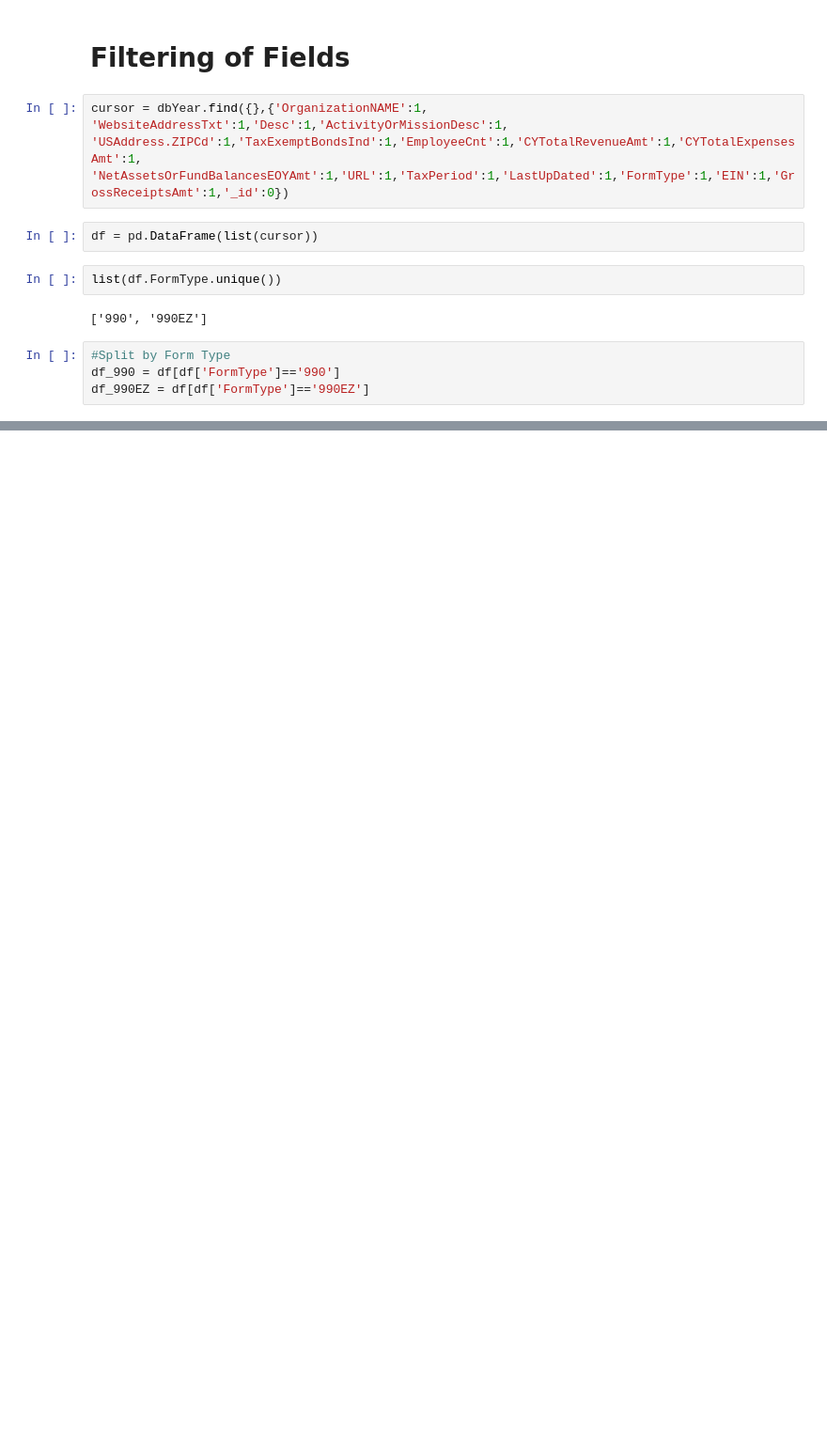
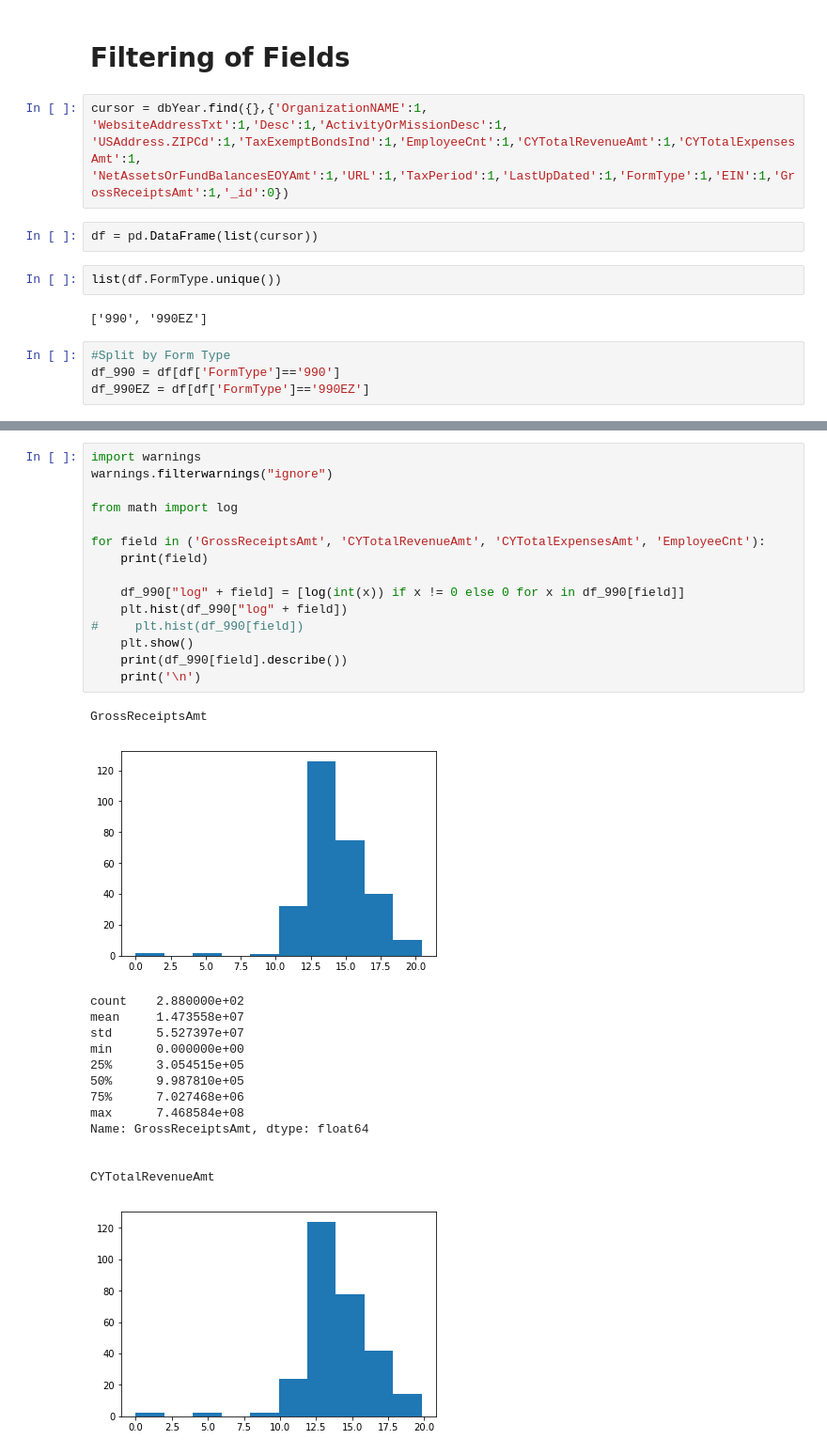
Before and after one commit to mas-dse-jcreyesc/capstone, a Jupyter notebook: DataExploration/MongoDB Filtering.ipynb, the cells around one changed output, grey strips where cells are left out. Shown at 94% size. Saved outputs shown, nothing was run; the diff lists cells and outputs as text; blank space fills up the shorter version.

```diff
--- a/DataExploration/MongoDB Filtering.ipynb
+++ b/DataExploration/MongoDB Filtering.ipynb
@@ -121,0 +113,31 @@ df_990EZ
+# %%
+import warnings
+warnings.filterwarnings("ignore")
+
+from math import log
+
+for field in ('GrossReceiptsAmt', 'CYTotalRevenueAmt', 'CYTotalExpensesAmt', 'EmployeeCnt'):
+    print(field)
+
+    df_990["log" + field] = [log(int(x)) if x != 0 else 0 for x in df_990[field]]
+    plt.hist(df_990["log" + field])
+#     plt.hist(df_990[field])
+    plt.show()
+    print(df_990[field].describe())
+    print('\n')
+# %% [output]
+GrossReceiptsAmt
+[figure, added]
+count    2.880000e+02
+mean     1.473558e+07
+std      5.527397e+07
+min      0.000000e+00
+25%      3.054515e+05
+50%      9.987810e+05
+75%      7.027468e+06
+max      7.468584e+08
+Name: GrossReceiptsAmt, dtype: float64
+
+
+CYTotalRevenueAmt
+[figure, added]
```
Also changed, not shown: parts of 15 cells of this notebook.
